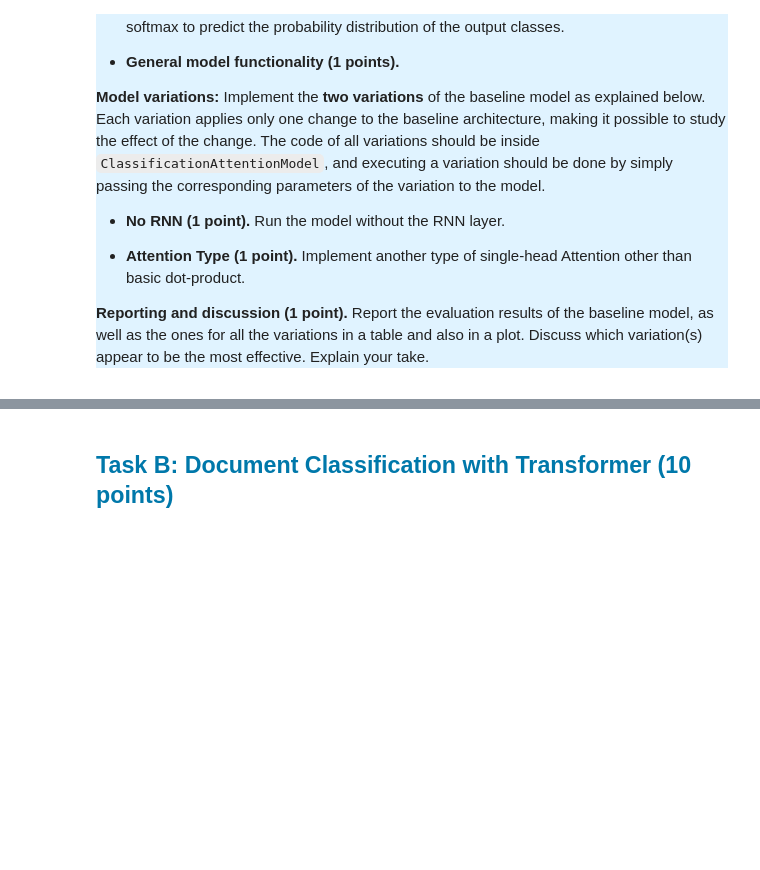
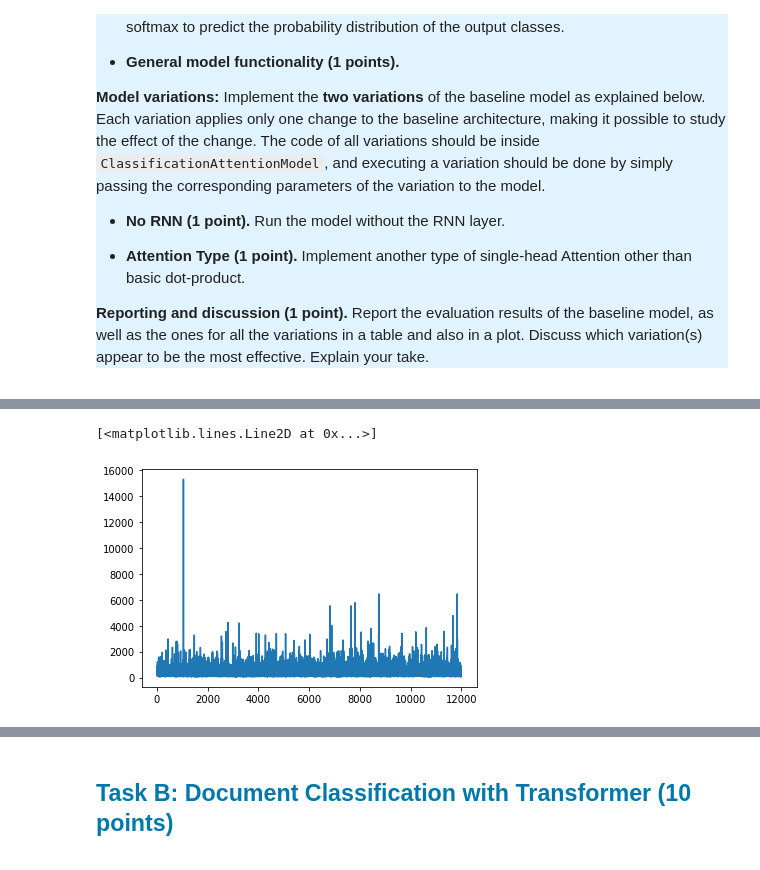
Before and after one commit to cmvcordova/NLPwDL, a Jupyter notebook: assignment#2/Assignment2_Classification.ipynb, the cells around one changed output, grey strips where cells are left out. Saved outputs shown, nothing was run; the diff lists cells and outputs as text; code cells hidden in the pictures; blank space fills up the shorter version.

```diff
--- a/assignment#2/Assignment2_Classification.ipynb
+++ b/assignment#2/Assignment2_Classification.ipynb
@@ -126,0 +212,2 @@ The implementation of the basic architecture of `ClassificationAttentionModel` s
+# %%
+loaded_all_data_dict = {'small': {'train': None, 'validation': None, 'test': None}, 'medium': {'train': None, 'validation': None, 'test': None}}
@@ -126,0 +334,5 @@ The implementation of the basic architecture of `ClassificationAttentionModel` s
+# %%
+plt.plot(df_small_data_sets['len_text'])
+# %% [output]
+[<matplotlib.lines.Line2D at 0x...>]
+[figure, added]
```
Also changed, not shown: parts of 21 cells of this notebook, 2 other files.
